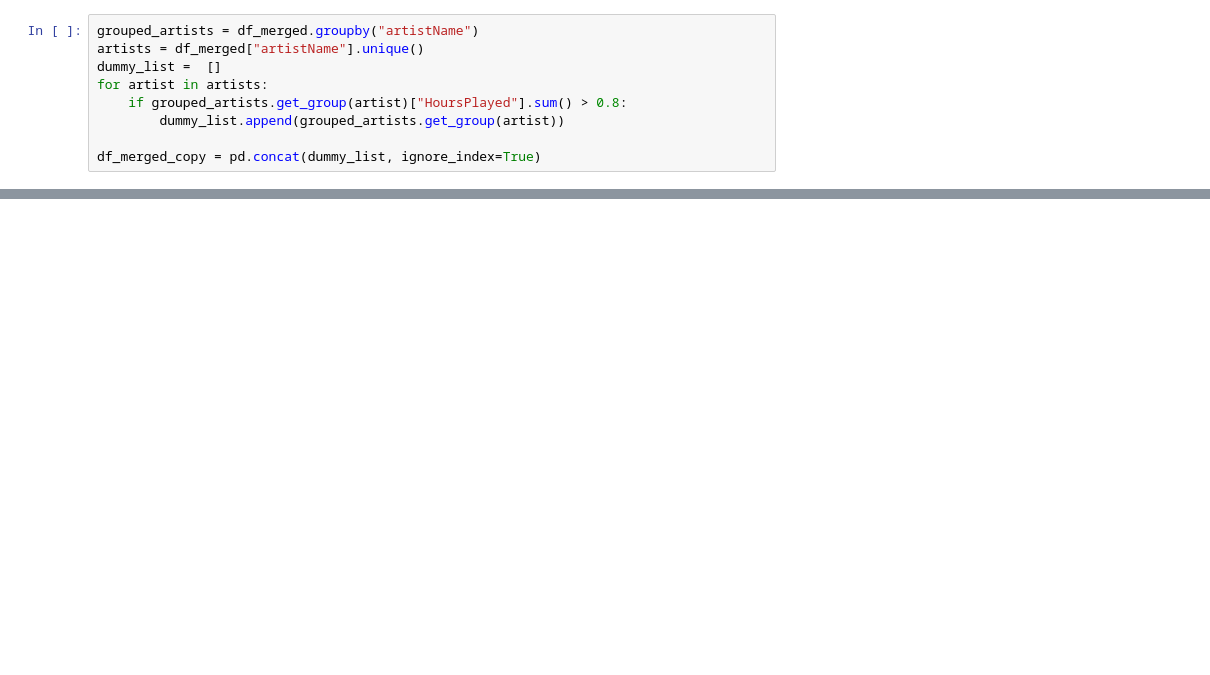
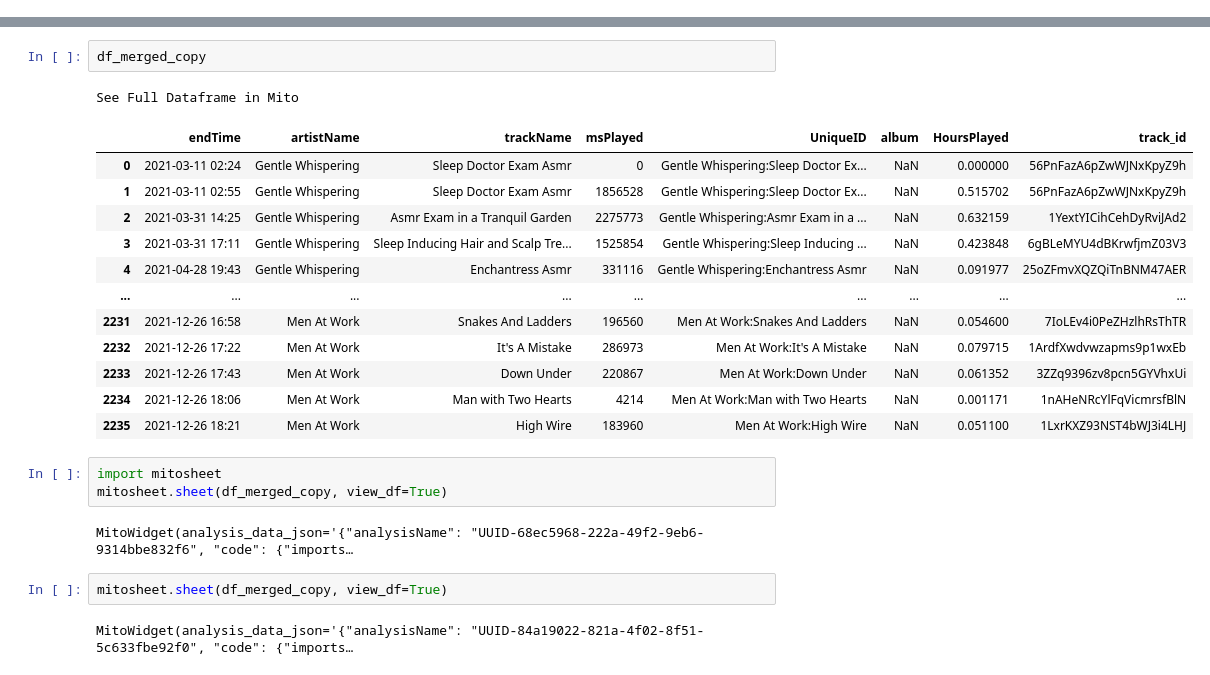
Before and after one commit to Isabela192/EDA_Notebooks, a Jupyter notebook: Spotify_inDATA.ipynb, the cells around one changed output, grey strips where cells are left out. Drawn from its saved outputs; the diff is of its cells as text; blank space fills up the shorter version.

```diff
--- a/Spotify_inDATA.ipynb
+++ b/Spotify_inDATA.ipynb
@@ -103,9 +0,0 @@ memory usage: 214.8+ KB
-# %%
-grouped_artists = df_merged.groupby("artistName")
-artists = df_merged["artistName"].unique()
-dummy_list =  []
-for artist in artists:
-    if grouped_artists.get_group(artist)["HoursPlayed"].sum() > 0.8:
-        dummy_list.append(grouped_artists.get_group(artist))
-
-df_merged_copy = pd.concat(dummy_list, ignore_index=True)
@@ -121,0 +130,25 @@ fig.show()
+# %%
+df_merged_copy
+# %% [output]
+See Full Dataframe in Mito
+|  | endTime | artistName | trackName | msPlayed | UniqueID | album | HoursPlayed | track_id |
+| 0 | 2021-03-11 02:24 | Gentle Whispering | Sleep Doctor Exam Asmr | 0 | Gentle Whispering:Sleep Doctor Ex... | NaN | 0.000000 | 56PnFazA6pZwWJNxKpyZ9h |
+| 1 | 2021-03-11 02:55 | Gentle Whispering | Sleep Doctor Exam Asmr | 1856528 | Gentle Whispering:Sleep Doctor Ex... | NaN | 0.515702 | 56PnFazA6pZwWJNxKpyZ9h |
+| 2 | 2021-03-31 14:25 | Gentle Whispering | Asmr Exam in a Tranquil Garden | 2275773 | Gentle Whispering:Asmr Exam in a ... | NaN | 0.632159 | 1YextYICihCehDyRviJAd2 |
+| 3 | 2021-03-31 17:11 | Gentle Whispering | Sleep Inducing Hair and Scalp Tre... | 1525854 | Gentle Whispering:Sleep Inducing ... | NaN | 0.423848 | 6gBLeMYU4dBKrwfjmZ03V3 |
+| 4 | 2021-04-28 19:43 | Gentle Whispering | Enchantress Asmr | 331116 | Gentle Whispering:Enchantress Asmr | NaN | 0.091977 | 25oZFmvXQZQiTnBNM47AER |
+| ... | ... | ... | ... | ... | ... | ... | ... | ... |
+| 2231 | 2021-12-26 16:58 | Men At Work | Snakes And Ladders | 196560 | Men At Work:Snakes And Ladders | NaN | 0.054600 | 7IoLEv4i0PeZHzlhRsThTR |
+| 2232 | 2021-12-26 17:22 | Men At Work | It's A Mistake | 286973 | Men At Work:It's A Mistake | NaN | 0.079715 | 1ArdfXwdvwzapms9p1wxEb |
+| 2233 | 2021-12-26 17:43 | Men At Work | Down Under | 220867 | Men At Work:Down Under | NaN | 0.061352 | 3ZZq9396zv8pcn5GYVhxUi |
+| 2234 | 2021-12-26 18:06 | Men At Work | Man with Two Hearts | 4214 | Men At Work:Man with Two Hearts | NaN | 0.001171 | 1nAHeNRcYlFqVicmrsfBlN |
+| 2235 | 2021-12-26 18:21 | Men At Work | High Wire | 183960 | Men At Work:High Wire | NaN | 0.051100 | 1LxrKXZ93NST4bWJ3i4LHJ |
+# %%
+import mitosheet
+mitosheet.sheet(df_merged_copy, view_df=True)
+# %% [output]
+MitoWidget(analysis_data_json='{"analysisName": "UUID-68ec5968-222a-49f2-9eb6-9314bbe832f6", "code": {"imports…
+# %%
+mitosheet.sheet(df_merged_copy, view_df=True)
+# %% [output]
+MitoWidget(analysis_data_json='{"analysisName": "UUID-84a19022-821a-4f02-8f51-5c633fbe92f0", "code": {"imports…
```
Also changed, not shown: parts of 35 cells of this notebook.
